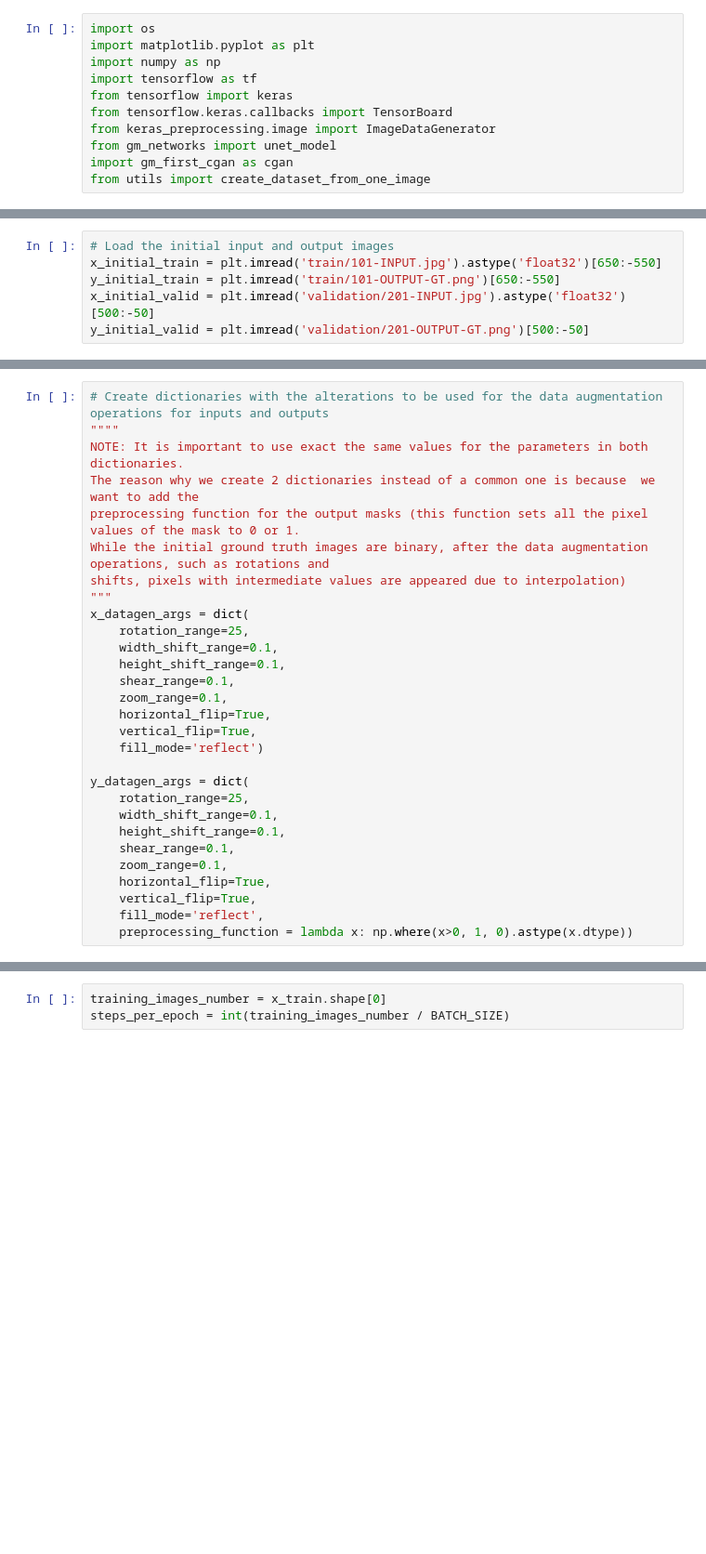
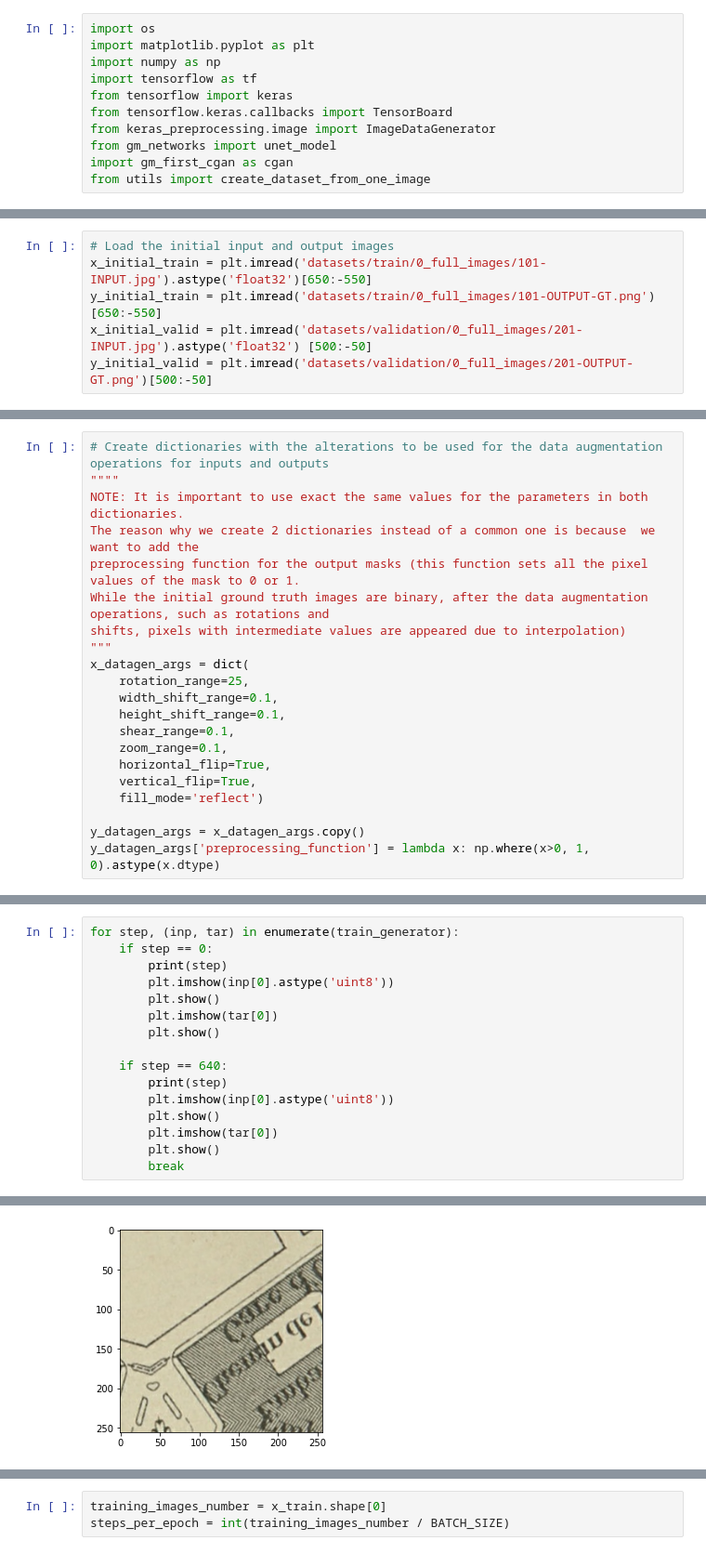
Before and after one commit to gerasimos-matidis/my_icdar, a Jupyter notebook: segm_w_augm_data.ipynb, the cells around one changed output, grey strips where cells are left out. Shown: that part at 93% size. Drawn from its saved outputs; the diff is of its cells as text; blank space fills up the shorter version.

```diff
--- a/segm_w_augm_data.ipynb
+++ b/segm_w_augm_data.ipynb
@@ -23,9 +23,9 @@ LEARNING_RATE = 0.001
 # %%
 # Load the initial input and output images
-x_initial_train = plt.imread('train/101-INPUT.jpg').astype('float32')[650:-550]
-y_initial_train = plt.imread('train/101-OUTPUT-GT.png')[650:-550]
-x_initial_valid = plt.imread('validation/201-INPUT.jpg').astype('float32') [500:-50]
-y_initial_valid = plt.imread('validation/201-OUTPUT-GT.png')[500:-50]
+x_initial_train = plt.imread('datasets/train/0_full_images/101-INPUT.jpg').astype('float32')[650:-550]
+y_initial_train = plt.imread('datasets/train/0_full_images/101-OUTPUT-GT.png')[650:-550]
+x_initial_valid = plt.imread('datasets/validation/0_full_images/201-INPUT.jpg').astype('float32') [500:-50]
+y_initial_valid = plt.imread('datasets/validation/0_full_images/201-OUTPUT-GT.png')[500:-50]
 # %%
 # Create a dataset with the selected cropping mode
 x_train, y_train = create_dataset_from_one_image(x_initial_train,
@@ -72,14 +83,6 @@ x_datagen_args = dict(
     vertical_flip=True,
     fill_mode='reflect')
 
-y_datagen_args = dict(
-    rotation_range=25,
-    width_shift_range=0.1,
-    height_shift_range=0.1,
-    shear_range=0.1,
-    zoom_range=0.1,
-    horizontal_flip=True,
-    vertical_flip=True,
-    fill_mode='reflect',
-    preprocessing_function = lambda x: np.where(x>0, 1, 0).astype(x.dtype))
+y_datagen_args = x_datagen_args.copy()
+y_datagen_args['preprocessing_function'] = lambda x: np.where(x>0, 1, 0).astype(x.dtype)
 # %%
@@ -98,3 +99,20 @@ x_train_generator = x_datagen.flow(x_train, seed=seed, batch_size=BATCH_SIZE)
 y_train_generator = y_datagen.flow(y_train, seed=seed, batch_size=BATCH_SIZE)
 
 train_generator = zip(x_train_generator, y_train_generator)
+# %%
+for step, (inp, tar) in enumerate(train_generator):
+    if step == 0:
+        print(step)
+        plt.imshow(inp[0].astype('uint8'))
+        plt.show()
+        plt.imshow(tar[0])
+        plt.show()
+
+    if step == 640:
+        print(step)
+        plt.imshow(inp[0].astype('uint8'))
+        plt.show()
+        plt.imshow(tar[0])
+        plt.show()
+        break
+# %% [output]
@@ -100,0 +120 @@ train_generator = zip(x_train_generator, y_train_generator)
+[figure, added]
```
Also changed, not shown: parts of 7 cells of this notebook, 5 other files.
